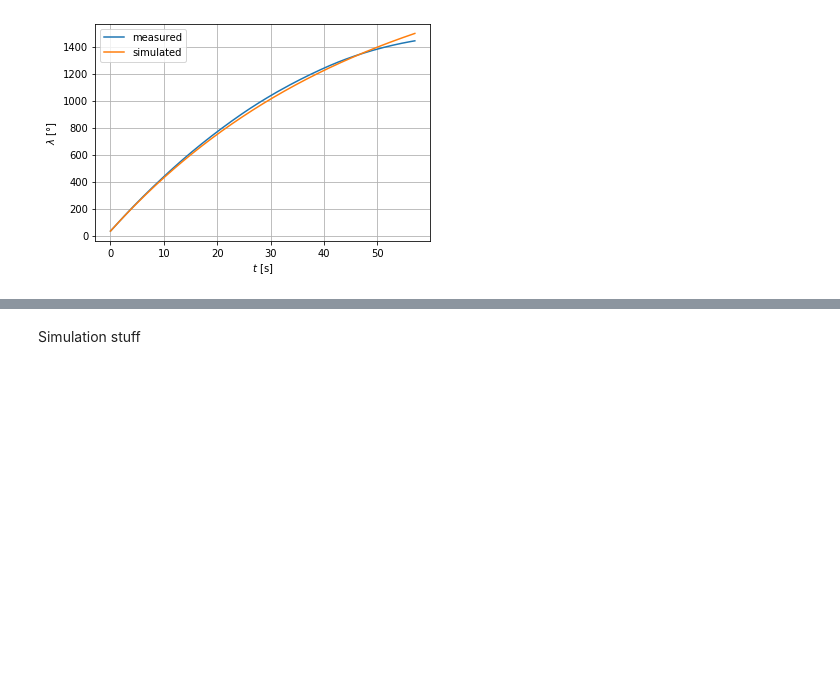
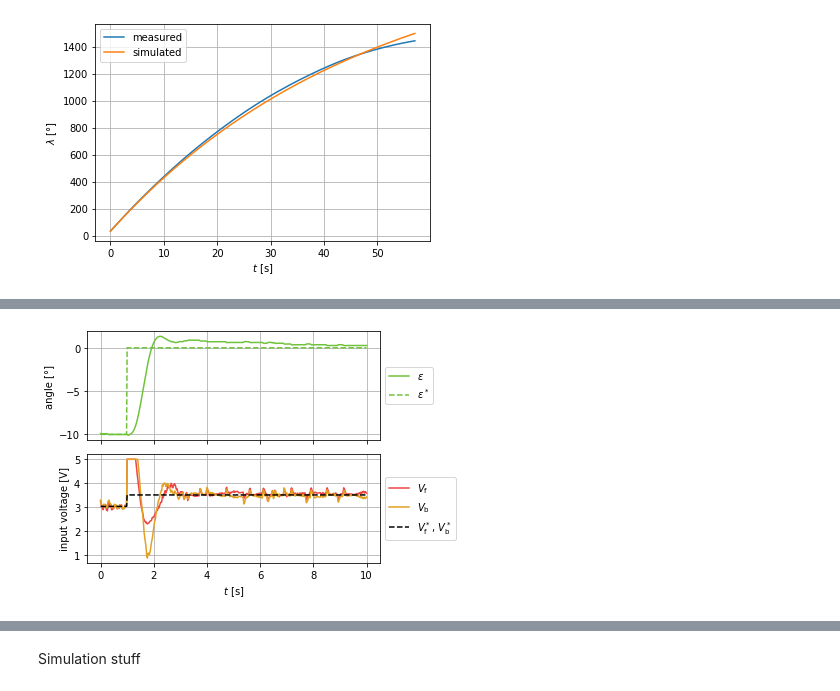
Before and after one commit to Rojetto/helicopter_thesis_code, a Jupyter notebook: scripts/diagrams.ipynb, the cells around one changed output, grey strips where cells are left out. Drawn from its saved outputs; the diff is of its cells as text; code cells hidden in the pictures; blank space fills up the shorter version.

```diff
--- a/scripts/diagrams.ipynb
+++ b/scripts/diagrams.ipynb
@@ -1249,0 +361,26 @@ my_savefig('dynext_smc_2.2.1')
+# %%
+meas = load_meas('pid_1.1_HIGH')
+clip = clip_and_unify(meas, -1, 9)
+
+plt.figure(figsize=(6, 4))
+ax1 = plt.subplot(211)
+plt.plot(clip.t, clip.eps/deg, label="$\\varepsilon$", **eps_color)
+eps_traj = np.array([-10*deg if t < clip.traj_start else 0 for t in clip.t])
+plt.plot(clip.t, eps_traj/deg, label="$\\varepsilon^*$", **eps_color, ls='--')
+plt.grid()
+plt.legend(**leg)
+plt.ylabel("angle [°]")
+plt.subplot(212, sharex=ax1)
+plt.plot(clip.t, clip.vf, label="$V_\\mathrm{f}$", **vf_color)
+plt.plot(clip.t, clip.vb, label="$V_\\mathrm{b}$", **vb_color)
+v_traj = np.array([static_ff_voltage(-10*deg) if t < clip.traj_start else static_ff_voltage(0) for t in clip.t])
+plt.plot(clip.t, v_traj, label="$V_\\mathrm{f}^*$, $V_\\mathrm{b}^*$", color='black', ls='--')
+plt.xlabel("$t$ [s]")
+plt.ylabel('input voltage [V]')
+plt.grid()
+plt.legend(**leg)
+
+squeeze_subplots()
+my_savefig('pid_1.1')
+# %% [output]
+[figure, added]
```
Also changed, not shown: parts of 68 cells of this notebook, 1 other file.
